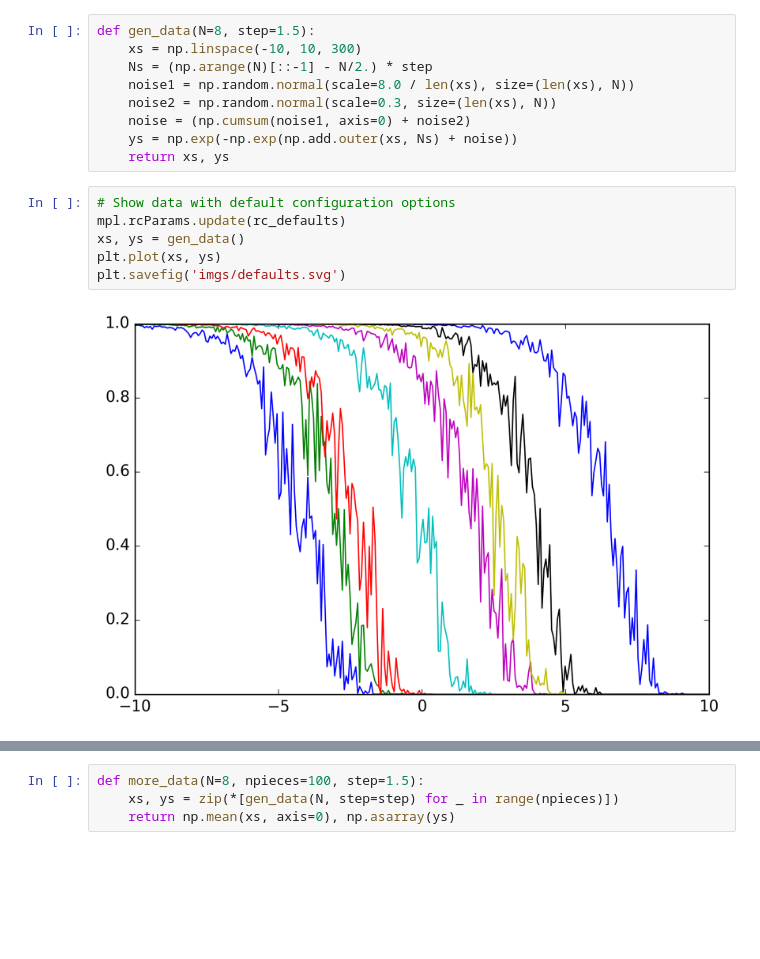
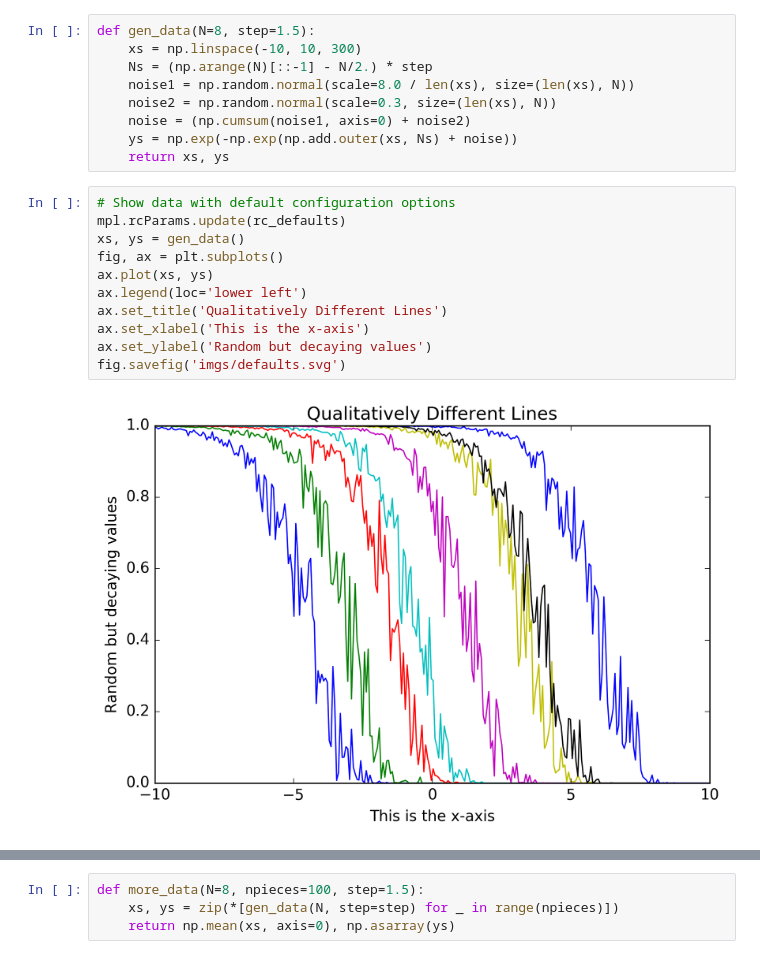
Before and after one commit to wackywendell/mutedplots, a Jupyter notebook: prettyplots.ipynb, the cells around one changed output, grey strips where cells are left out. Cells and saved outputs as stored; diff of their text form; blank space fills up the shorter version.

```diff
--- a/prettyplots.ipynb
+++ b/prettyplots.ipynb
@@ -17,8 +19,13 @@ def gen_data(N=8, step=1.5):
 # %%
 # Show data with default configuration options
 mpl.rcParams.update(rc_defaults)
 xs, ys = gen_data()
-plt.plot(xs, ys)
-plt.savefig('imgs/defaults.svg')
+fig, ax = plt.subplots()
+ax.plot(xs, ys)
+ax.legend(loc='lower left')
+ax.set_title('Qualitatively Different Lines')
+ax.set_xlabel('This is the x-axis')
+ax.set_ylabel('Random but decaying values')
+fig.savefig('imgs/defaults.svg')
 # %% [output]
-[figure, old version]
+[figure, new version]
```
Also changed, not shown: parts of 7 cells of this notebook.
